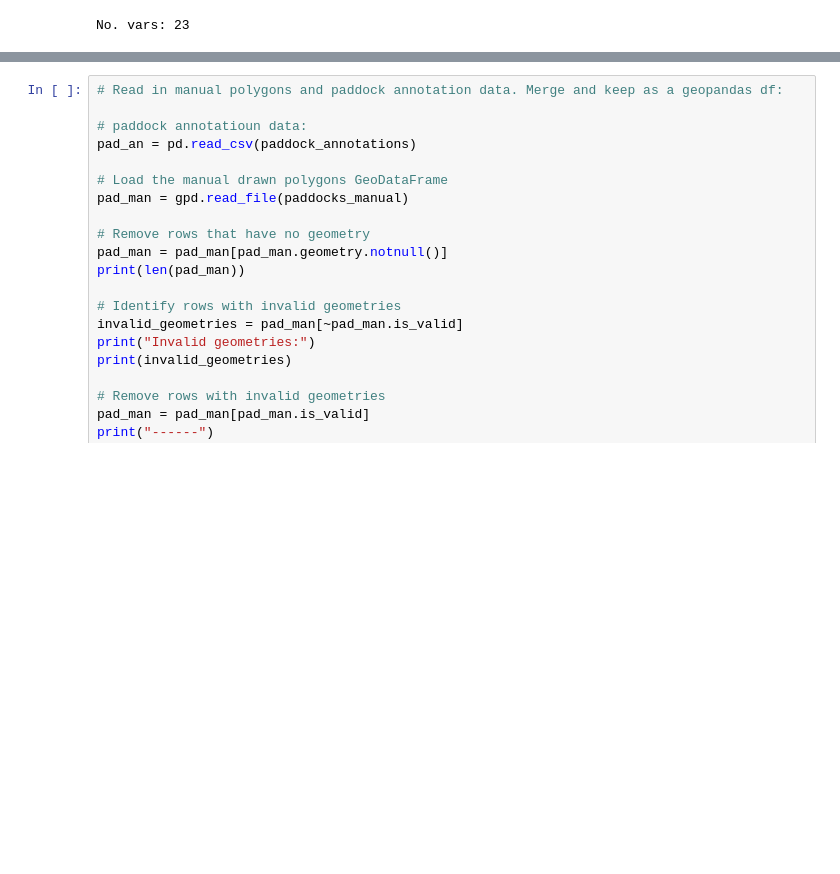
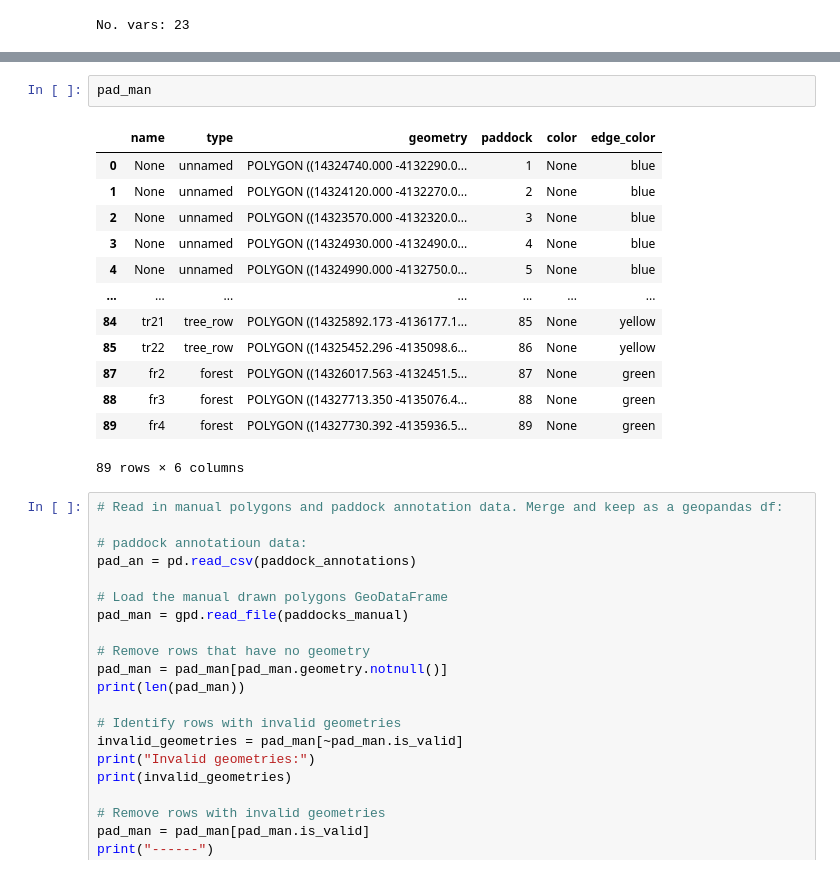
Before and after one commit to johnburley3000/PaddockTS, a Jupyter notebook: Notebooks/Milgadara_fractional_cover.ipynb, the cells around one changed output, grey strips where cells are left out. Cells and saved outputs as stored; diff of their text form; blank space fills up the shorter version.

```diff
--- a/Notebooks/Milgadara_fractional_cover.ipynb
+++ b/Notebooks/Milgadara_fractional_cover.ipynb
@@ -93,3 +105,19 @@ No. vars: 23
+# %%
+pad_man
+# %% [output]
+|  | name | type | geometry | paddock | color | edge_color |
+| 0 | None | unnamed | POLYGON ((14324740.000 -4132290.0... | 1 | None | blue |
+| 1 | None | unnamed | POLYGON ((14324120.000 -4132270.0... | 2 | None | blue |
+| 2 | None | unnamed | POLYGON ((14323570.000 -4132320.0... | 3 | None | blue |
+| 3 | None | unnamed | POLYGON ((14324930.000 -4132490.0... | 4 | None | blue |
+| 4 | None | unnamed | POLYGON ((14324990.000 -4132750.0... | 5 | None | blue |
+| ... | ... | ... | ... | ... | ... | ... |
+| 84 | tr21 | tree_row | POLYGON ((14325892.173 -4136177.1... | 85 | None | yellow |
+| 85 | tr22 | tree_row | POLYGON ((14325452.296 -4135098.6... | 86 | None | yellow |
+| 87 | fr2 | forest | POLYGON ((14326017.563 -4132451.5... | 87 | None | green |
+| 88 | fr3 | forest | POLYGON ((14327713.350 -4135076.4... | 88 | None | green |
+| 89 | fr4 | forest | POLYGON ((14327730.392 -4135936.5... | 89 | None | green |
+89 rows × 6 columns
 # %%
 # Read in manual polygons and paddock annotation data. Merge and keep as a geopandas df:
 
```
Also changed, not shown: parts of 19 cells of this notebook.
